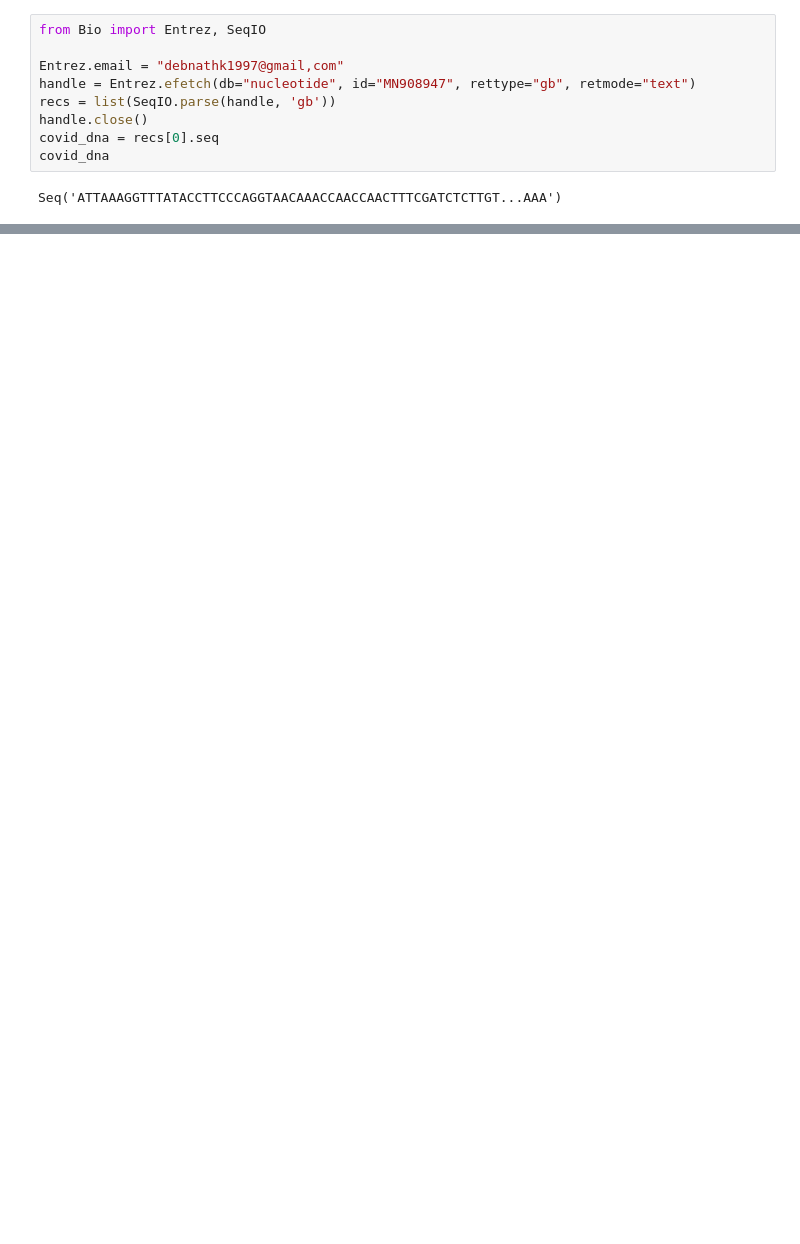
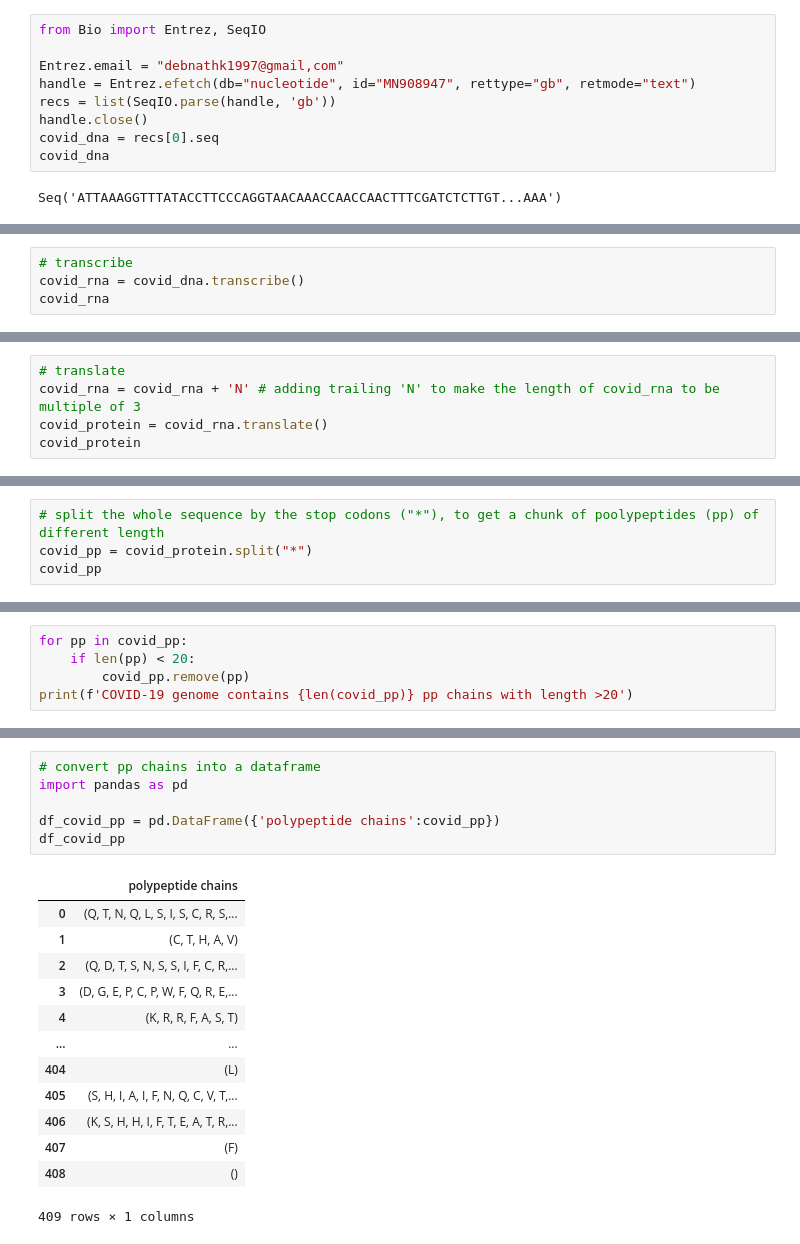
Before and after one commit to debnathk/bioinformatics, a Jupyter notebook: Python/codes/Bioinformatics_with_biopython/projects/protein_sequence_analysis_COVID-19_biopython.ipynb, the cells around one changed output, grey strips where cells are left out. Cells and saved outputs as stored; diff of their text form; blank space fills up the shorter version.

```diff
--- a/Python/codes/Bioinformatics_with_biopython/projects/protein_sequence_analysis_COVID-19_biopython.ipynb
+++ b/Python/codes/Bioinformatics_with_biopython/projects/protein_sequence_analysis_COVID-19_biopython.ipynb
@@ -184,0 +190,4 @@ with open("covid_dna.fasta", "w") as file:
+# %%
+# transcribe
+covid_rna = covid_dna.transcribe()
+covid_rna
@@ -184,0 +196,5 @@ with open("covid_dna.fasta", "w") as file:
+# %%
+# translate
+covid_rna = covid_rna + 'N' # adding trailing 'N' to make the length of covid_rna to be multiple of 3
+covid_protein = covid_rna.translate()
+covid_protein
@@ -184,0 +203,4 @@ with open("covid_dna.fasta", "w") as file:
+# %%
+# split the whole sequence by the stop codons ("*"), to get a chunk of poolypeptides (pp) of different length
+covid_pp = covid_protein.split("*")
+covid_pp
@@ -184,0 +232,5 @@ with open("covid_dna.fasta", "w") as file:
+# %%
+for pp in covid_pp:
+    if len(pp) < 20:
+        covid_pp.remove(pp)
+print(f'COVID-19 genome contains {len(covid_pp)} pp chains with length >20')
@@ -184,0 +260,20 @@ with open("covid_dna.fasta", "w") as file:
+# %%
+# convert pp chains into a dataframe
+import pandas as pd
+
+df_covid_pp = pd.DataFrame({'polypeptide chains':covid_pp})
+df_covid_pp
+# %% [output]
+|  | polypeptide chains |
+| 0 | (Q, T, N, Q, L, S, I, S, C, R, S,... |
+| 1 | (C, T, H, A, V) |
+| 2 | (Q, D, T, S, N, S, S, I, F, C, R,... |
+| 3 | (D, G, E, P, C, P, W, F, Q, R, E,... |
+| 4 | (K, R, R, F, A, S, T) |
+| ... | ... |
+| 404 | (L) |
+| 405 | (S, H, I, A, I, F, N, Q, C, V, T,... |
+| 406 | (K, S, H, H, I, F, T, E, A, T, R,... |
+| 407 | (F) |
+| 408 | () |
+409 rows × 1 columns
```
Also changed, not shown: parts of 10 cells of this notebook.
